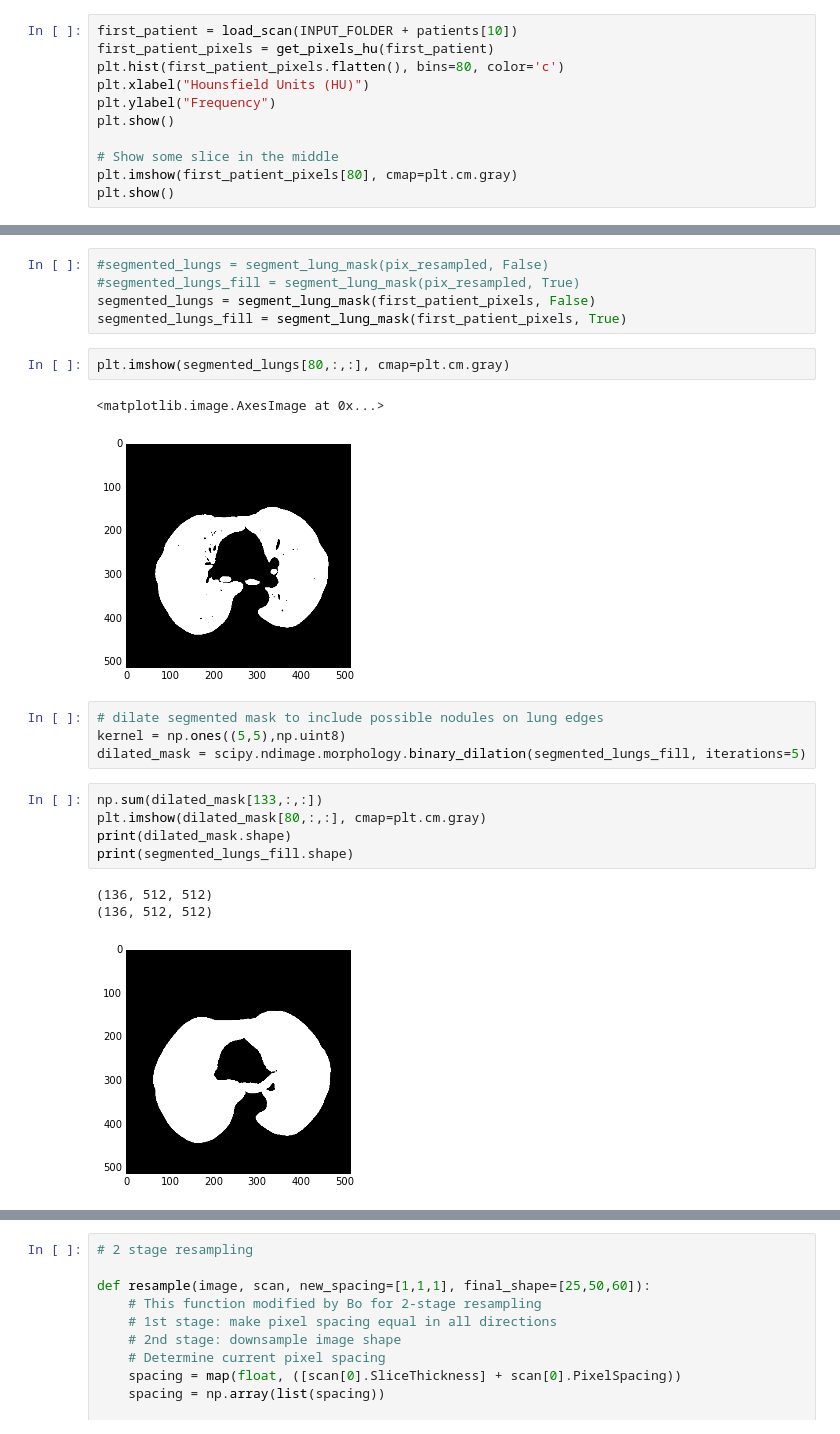
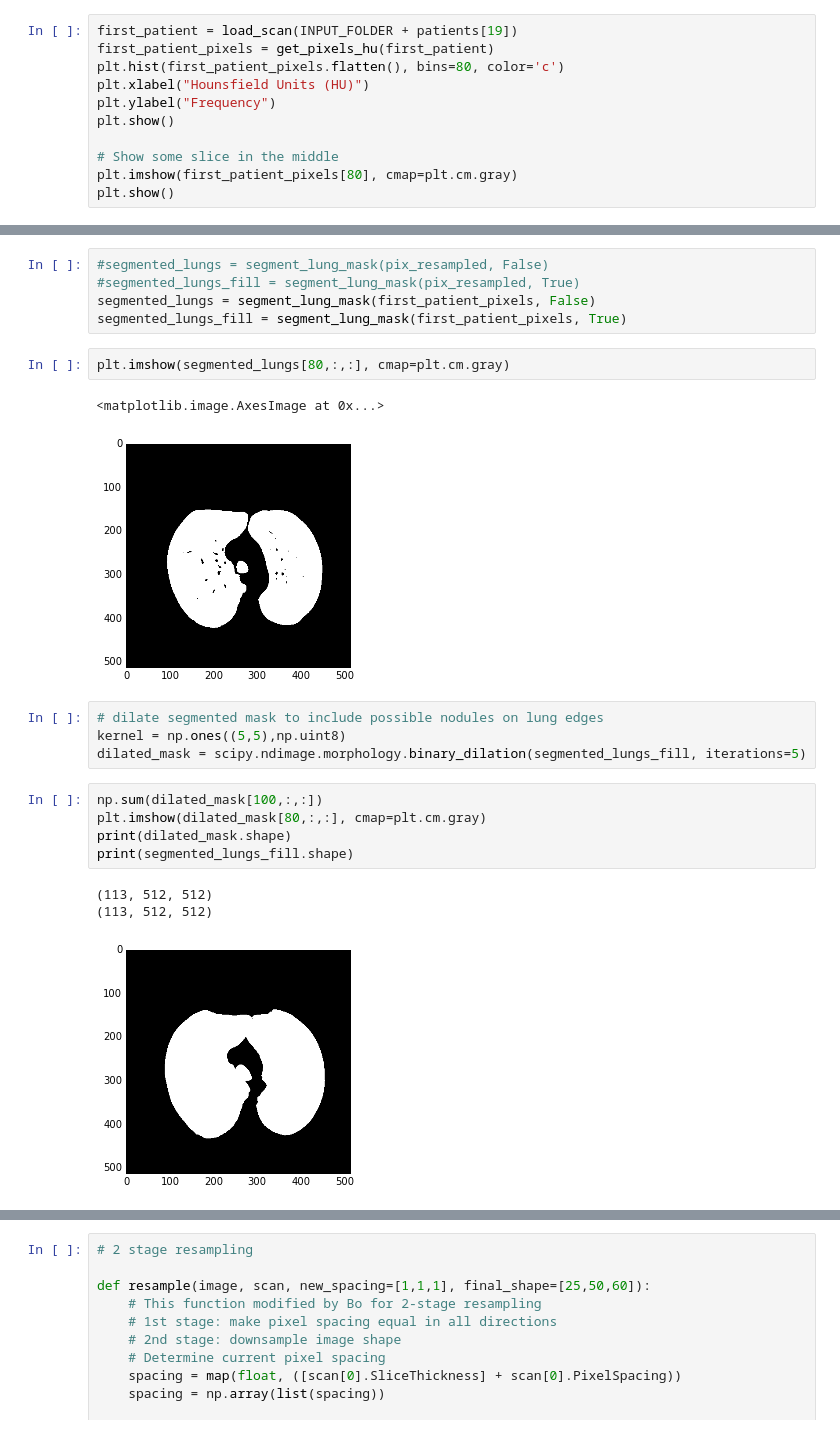
Before and after one commit to boleszek/DSB2017_nodule-detector, a Jupyter notebook: Preprocessing_tutorial.ipynb, the cells around one changed output, grey strips where cells are left out. Saved outputs shown, nothing was run; the diff lists cells and outputs as text.

```diff
--- a/Preprocessing_tutorial.ipynb
+++ b/Preprocessing_tutorial.ipynb
@@ -61,7 +61,7 @@ def get_pixels_hu(slices):
 
     return np.array(image, dtype=np.int16)
 # %%
-first_patient = load_scan(INPUT_FOLDER + patients[10])
+first_patient = load_scan(INPUT_FOLDER + patients[19])
 first_patient_pixels = get_pixels_hu(first_patient)
 plt.hist(first_patient_pixels.flatten(), bins=80, color='c')
 plt.xlabel("Hounsfield Units (HU)")
@@ -146,17 +146,17 @@ segmented_lungs_fill = segment_lung_mask(first_patient_pixels, True)
 plt.imshow(segmented_lungs[80,:,:], cmap=plt.cm.gray)
 # %% [output]
 <matplotlib.image.AxesImage at 0x...>
-[figure, old version]
+[figure, new version]
 # %%
 # dilate segmented mask to include possible nodules on lung edges
 kernel = np.ones((5,5),np.uint8)
 dilated_mask = scipy.ndimage.morphology.binary_dilation(segmented_lungs_fill, iterations=5)
 # %%
-np.sum(dilated_mask[133,:,:])
+np.sum(dilated_mask[100,:,:])
 plt.imshow(dilated_mask[80,:,:], cmap=plt.cm.gray)
 print(dilated_mask.shape)
 print(segmented_lungs_fill.shape)
 # %% [output]
-(136, 512, 512)
-(136, 512, 512)
+(113, 512, 512)
+(113, 512, 512)
-[figure, old version]
+[figure, new version]
```
Also changed, not shown: parts of 8 cells of this notebook.
